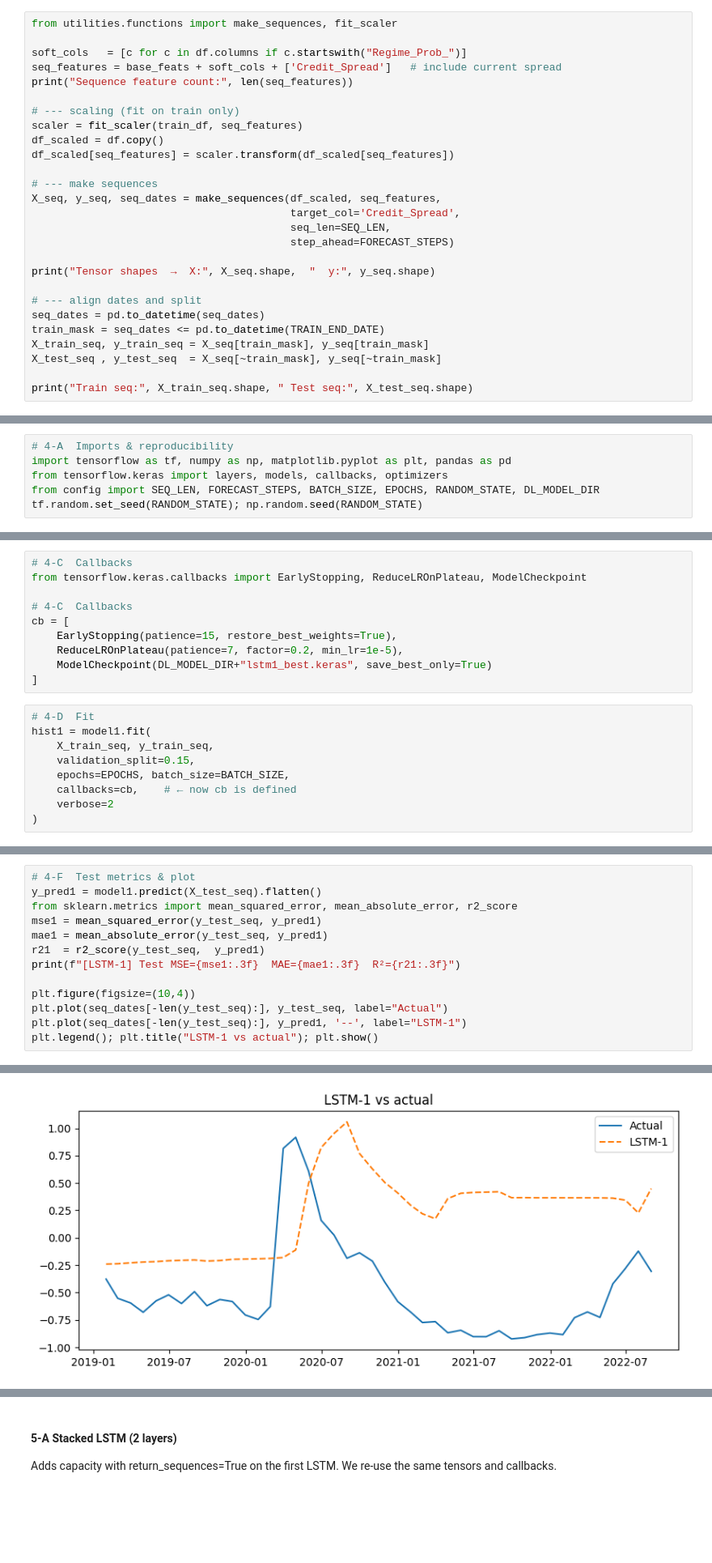
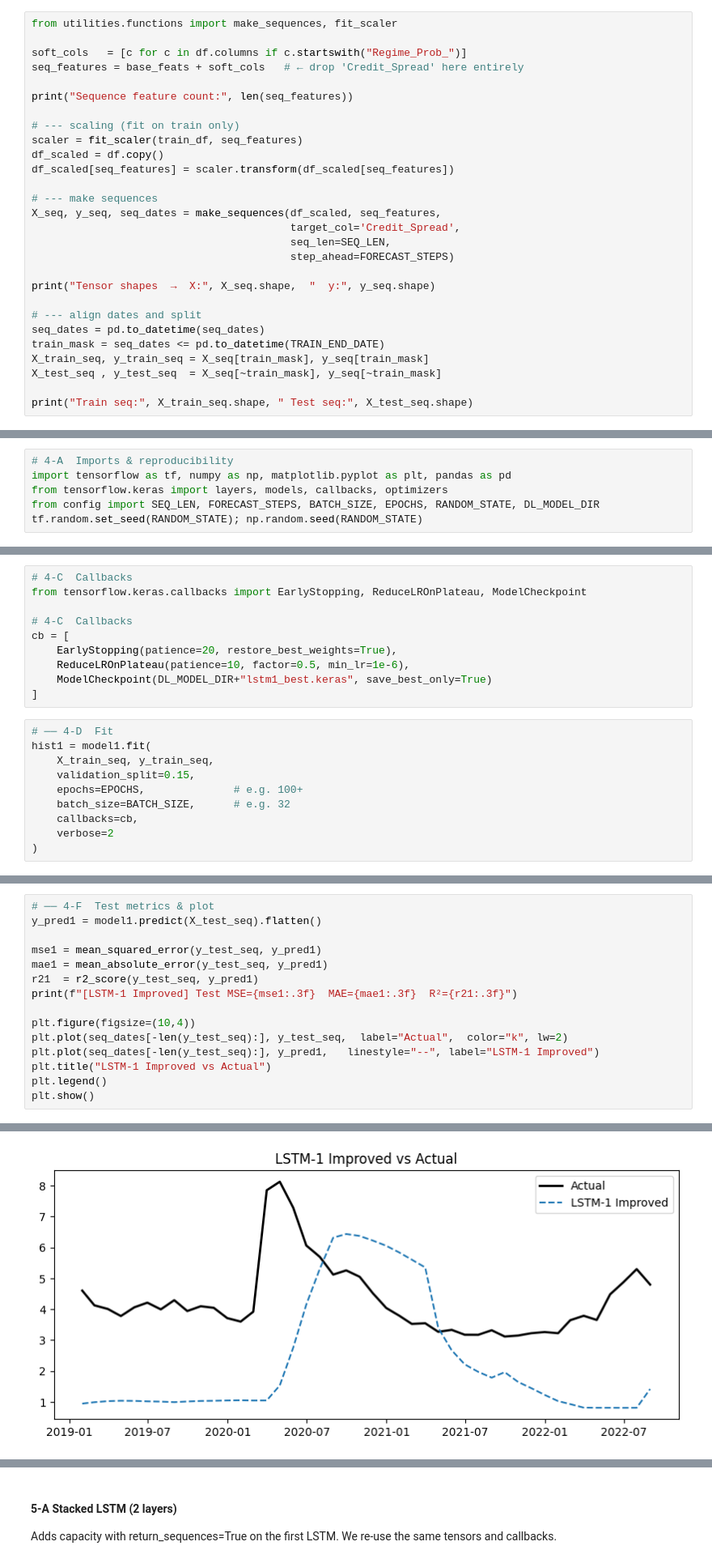
Before and after one commit to virajparmaj/Macroeconomic-Regime-Analysis-Credit-Risk-Forecasting, a Jupyter notebook: notebooks/viraj/p2_models.ipynb, the cells around one changed output, grey strips where cells are left out. Shown at 81% size. Drawn from its saved outputs; the diff is of its cells as text; blank space fills up the shorter version.

```diff
--- a/notebooks/viraj/p2_models.ipynb
+++ b/notebooks/viraj/p2_models.ipynb
@@ -180,7 +175,8 @@ The feature cube will include:
 from utilities.functions import make_sequences, fit_scaler
 
 soft_cols   = [c for c in df.columns if c.startswith("Regime_Prob_")]
-seq_features = base_feats + soft_cols + ['Credit_Spread']   # include current spread
+seq_features = base_feats + soft_cols   # ← drop 'Credit_Spread' here entirely
+
 print("Sequence feature count:", len(seq_features))
 
 # --- scaling (fit on train only)
@@ -281,17 +290,18 @@ from tensorflow.keras.callbacks import EarlyStopping, ReduceLROnPlateau, ModelCh
 
 # 4-C  Callbacks
 cb = [
-    EarlyStopping(patience=15, restore_best_weights=True),
-    ReduceLROnPlateau(patience=7, factor=0.2, min_lr=1e-5),
+    EarlyStopping(patience=20, restore_best_weights=True),
+    ReduceLROnPlateau(patience=10, factor=0.5, min_lr=1e-6),
     ModelCheckpoint(DL_MODEL_DIR+"lstm1_best.keras", save_best_only=True)
 ]
 # %%
-# 4-D  Fit
+# ── 4-D  Fit
 hist1 = model1.fit(
     X_train_seq, y_train_seq,
     validation_split=0.15,
-    epochs=EPOCHS, batch_size=BATCH_SIZE,
-    callbacks=cb,    # ← now cb is defined
+    epochs=EPOCHS,              # e.g. 100+
+    batch_size=BATCH_SIZE,      # e.g. 32
+    callbacks=cb,
     verbose=2
 )
 # %% [output]
@@ -320,14 +333,16 @@ pd.DataFrame(hist1.history)[["loss","val_loss"]].plot(title="LSTM-1 Loss"); plt.
 # %%
-# 4-F  Test metrics & plot
+# ── 4-F  Test metrics & plot
 y_pred1 = model1.predict(X_test_seq).flatten()
-from sklearn.metrics import mean_squared_error, mean_absolute_error, r2_score
+
 mse1 = mean_squared_error(y_test_seq, y_pred1)
 mae1 = mean_absolute_error(y_test_seq, y_pred1)
-r21  = r2_score(y_test_seq,  y_pred1)
-print(f"[LSTM-1] Test MSE={mse1:.3f}  MAE={mae1:.3f}  R²={r21:.3f}")
+r21  = r2_score(y_test_seq, y_pred1)
+print(f"[LSTM-1 Improved] Test MSE={mse1:.3f}  MAE={mae1:.3f}  R²={r21:.3f}")
 
 plt.figure(figsize=(10,4))
-plt.plot(seq_dates[-len(y_test_seq):], y_test_seq, label="Actual")
-plt.plot(seq_dates[-len(y_test_seq):], y_pred1, '--', label="LSTM-1")
-plt.legend(); plt.title("LSTM-1 vs actual"); plt.show()
+plt.plot(seq_dates[-len(y_test_seq):], y_test_seq,  label="Actual",  color="k", lw=2)
+plt.plot(seq_dates[-len(y_test_seq):], y_pred1,   linestyle="--", label="LSTM-1 Improved")
+plt.title("LSTM-1 Improved vs Actual")
+plt.legend()
+plt.show()
 # %% [output]
@@ -336 +351 @@ plt.legend(); plt.title("LSTM-1 vs actual"); plt.show()
-[figure, old version]
+[figure, new version]
```
Also changed, not shown: parts of 39 cells of this notebook, 4 other files.
